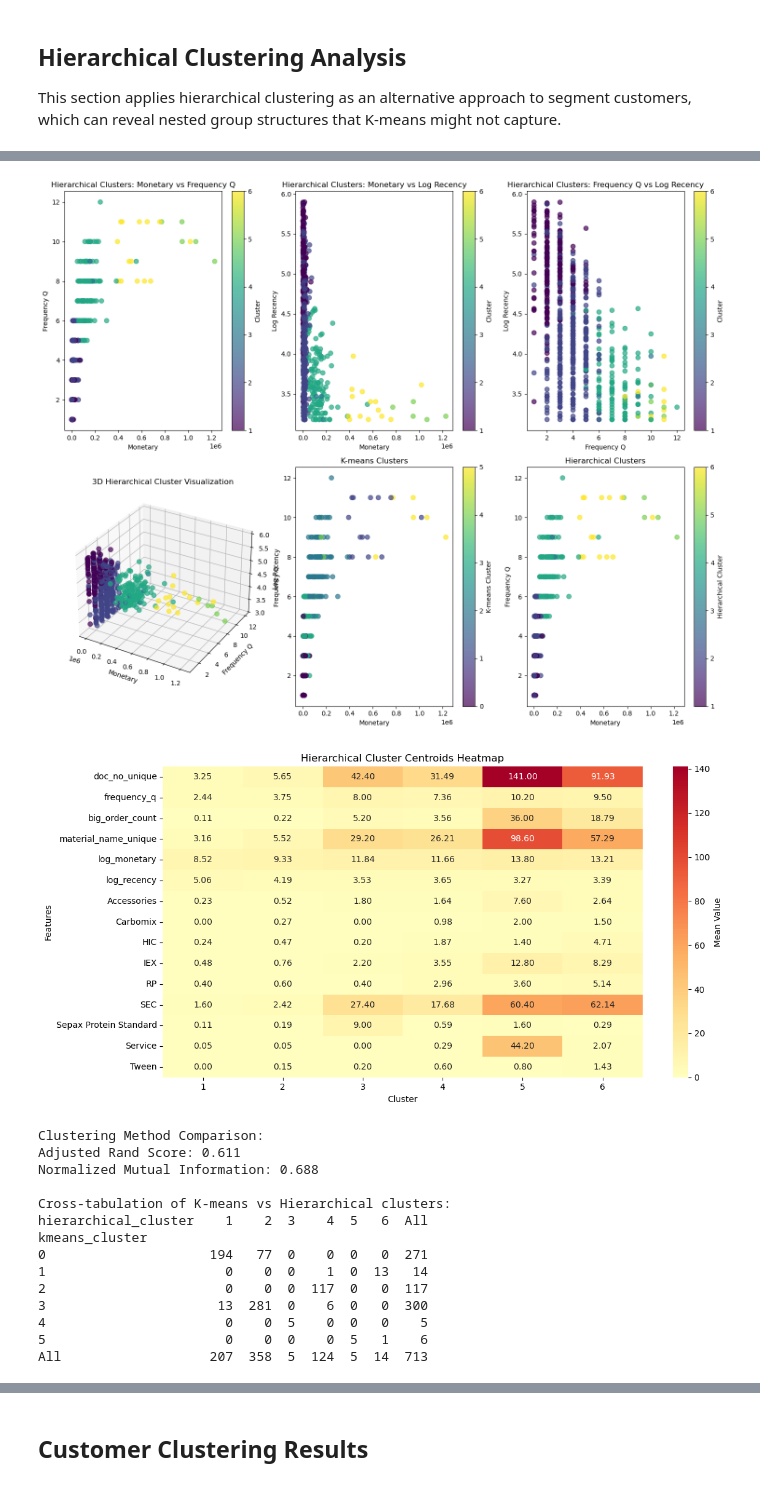
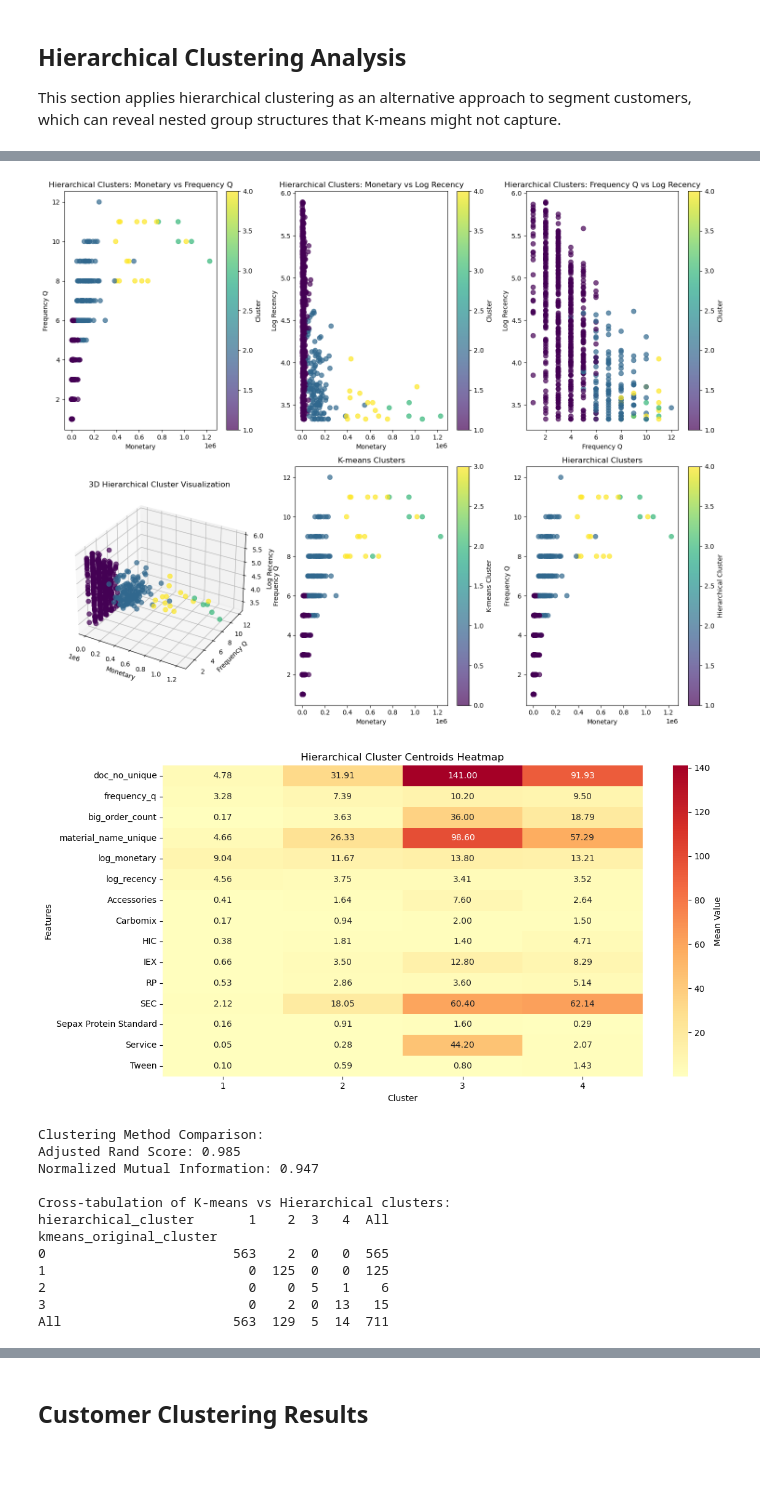
Before and after one commit to hanyuc97/simulated_customer_clustering, a Jupyter notebook: simulated_clustering.ipynb, the cells around one changed output, grey strips where cells are left out. Drawn from its saved outputs; the diff is of its cells as text; code cells hidden in the pictures.

```diff
--- a/simulated_clustering.ipynb
+++ b/simulated_clustering.ipynb
@@ -889,21 +1031,28 @@ plt.show()
 # Use Ward linkage for final clustering (generally works well)   This is reduntant step - so i deleted it
 linkage_matrix = linkage(X_pca, method='ward')
 
-
+# Create a larger dendrogram for better visualization
+#plt.figure(figsize=(15, 8))
+#dendrogram(linkage_matrix, truncate_mode='level', p=10, leaf_rotation=90)
+#plt.title('Hierarchical Clustering Dendrogram (Ward Linkage)')
+#plt.xlabel('Sample Index or (Cluster Size)')
+#plt.ylabel('Distance')
+#plt.show()
 
 # Determine optimal number of clusters by looking at the dendrogram
 # or using a distance threshold
-n_clusters_hierarchical = 6  # Based on dendrogram observation, adjust as needed
+n_clusters_hierarchical = 4  # Based on dendrogram observation, adjust as needed
 
 # Get cluster labels
 hierarchical_labels = fcluster(linkage_matrix, n_clusters_hierarchical, criterion='maxclust')
 
 # Add hierarchical cluster labels to the dataframe
-active_customers_hierarchical = active_customers.copy()
-active_customers_hierarchical['hierarchical_cluster'] = hierarchical_labels
+active_customers_clustered['hierarchical_cluster'] = hierarchical_labels
+#active_customers_hierarchical = active_customers.copy()
+#active_customers_hierarchical['hierarchical_cluster'] = hierarchical_labels
 
 # Compare with K-means clusters
-active_customers_hierarchical['kmeans_cluster'] = active_customers_clustered['kmeans_cluster']
+#active_customers_hierarchical['kmeans_cluster'] = active_customers_clustered['kmeans_cluster']
 
 print("Hierarchical Clustering Results:")
 print(f"Number of clusters: {n_clusters_hierarchical}")
@@ -911,7 +1060,7 @@ print("\nHierarchical cluster distribution:")
 print(pd.Series(hierarchical_labels).value_counts().sort_index())
 
 # Calculate cluster statistics for hierarchical clustering
-hierarchical_summary = active_customers_hierarchical.groupby('hierarchical_cluster')[clustering_features].agg(['mean', 'std', 'count'])
+hierarchical_summary = active_customers_clustered.groupby('hierarchical_cluster')[clustering_features].agg(['mean', 'std', 'count'])
 print("\nHierarchical Cluster Summary:")
 print(hierarchical_summary)
 
@@ -927,9 +1076,9 @@ subplot_configs = [
 
 for x_col, y_col, subplot_idx in subplot_configs:
     plt.subplot(2, 3, subplot_idx)
-    scatter = plt.scatter(active_customers_hierarchical[x_col],
-                         active_customers_hierarchical[y_col],
-                         c=active_customers_hierarchical['hierarchical_cluster'],
+    scatter = plt.scatter(active_customers_clustered[x_col],
+                         active_customers_clustered[y_col],
+                         c=active_customers_clustered['hierarchical_cluster'],
                          cmap='viridis',
                          alpha=0.7,
                          s=50)
@@ -940,10 +1089,10 @@ for x_col, y_col, subplot_idx in subplot_configs:
 
 # 3D visualization
 ax = fig.add_subplot(2, 3, 4, projection='3d')
-scatter = ax.scatter(active_customers_hierarchical['monetary'],
-                    active_customers_hierarchical['frequency_q'],
-                    active_customers_hierarchical['log_recency'],
-                    c=active_customers_hierarchical['hierarchical_cluster'],
+scatter = ax.scatter(active_customers_clustered['monetary'],
+                    active_customers_clustered['frequency_q'],
+                    active_customers_clustered['log_recency'],
+                    c=active_customers_clustered['hierarchical_cluster'],
                     cmap='viridis',
                     alpha=0.7,
                     s=50)
@@ -955,9 +1104,9 @@ ax.set_title(f'3D Hierarchical Cluster Visualization')
 
 # Comparison of clustering methods
 plt.subplot(2, 3, 5)
-scatter = plt.scatter(active_customers_hierarchical['monetary'],
-                     active_customers_hierarchical['frequency_q'],
-                     c=active_customers_hierarchical['kmeans_cluster'],
+scatter = plt.scatter(active_customers_clustered['monetary'],
+                     active_customers_clustered['frequency_q'],
+                     c=active_customers_clustered['kmeans_original_cluster'],
                      cmap='viridis',
                      alpha=0.7,
                      s=50)
@@ -967,9 +1116,9 @@ plt.title('K-means Clusters')
 plt.colorbar(scatter, label='K-means Cluster')
 
 plt.subplot(2, 3, 6)
-scatter = plt.scatter(active_customers_hierarchical['monetary'],
-                     active_customers_hierarchical['frequency_q'],
-                     c=active_customers_hierarchical['hierarchical_cluster'],
+scatter = plt.scatter(active_customers_clustered['monetary'],
+                     active_customers_clustered['frequency_q'],
+                     c=active_customers_clustered['hierarchical_cluster'],
                      cmap='viridis',
                      alpha=0.7,
                      s=50)
@@ -982,7 +1131,7 @@ plt.tight_layout()
 plt.show()
 
 # Heatmap of hierarchical cluster centroids
-hierarchical_centroids = active_customers_hierarchical.groupby('hierarchical_cluster')[clustering_features].mean()
+hierarchical_centroids = active_customers_clustered.groupby('hierarchical_cluster')[clustering_features].mean()
 
 plt.figure(figsize=(12, 6))
 sns.heatmap(hierarchical_centroids.T, annot=True, cmap='RdYlBu_r', center=0,
@@ -997,13 +1146,13 @@ plt.show()
 from sklearn.metrics import adjusted_rand_score, normalized_mutual_info_score
 
 print("\nClustering Method Comparison:")
-print(f"Adjusted Rand Score: {adjusted_rand_score(active_customers_hierarchical['kmeans_cluster'], active_customers_hierarchical['hierarchical_cluster']):.3f}")
-print(f"Normalized Mutual Information: {normalized_mutual_info_score(active_customers_hierarchical['kmeans_cluster'], active_customers_hierarchical['hierarchical_cluster']):.3f}")
+print(f"Adjusted Rand Score: {adjusted_rand_score(active_customers_clustered['kmeans_original_cluster'], active_customers_clustered['hierarchical_cluster']):.3f}")
+print(f"Normalized Mutual Information: {normalized_mutual_info_score(active_customers_clustered['kmeans_original_cluster'], active_customers_clustered['hierarchical_cluster']):.3f}")
 
 # Cross-tabulation of cluster assignments
 print("\nCross-tabulation of K-means vs Hierarchical clusters:")
-crosstab = pd.crosstab(active_customers_hierarchical['kmeans_cluster'],
-                       active_customers_hierarchical['hierarchical_cluster'],
+crosstab = pd.crosstab(active_customers_clustered['kmeans_original_cluster'],
+                       active_customers_clustered['hierarchical_cluster'],
                        margins=True)
 print(crosstab)
 # %% [output]
@@ -1028,17 +1177,15 @@ Name: count, dtype: int64
-[figure, old version]
+[figure, new version]
-[figure, old version]
+[figure, new version]
 Clustering Method Comparison:
-Adjusted Rand Score: 0.611
-Normalized Mutual Information: 0.688
+Adjusted Rand Score: 0.985
+Normalized Mutual Information: 0.947
 
 Cross-tabulation of K-means vs Hierarchical clusters:
-hierarchical_cluster    1    2  3    4  5   6  All
-kmeans_cluster
-0                     194   77  0    0  0   0  271
-1                       0    0  0    1  0  13   14
-2                       0    0  0  117  0   0  117
-3                      13  281  0    6  0   0  300
-4                       0    0  5    0  0   0    5
-5                       0    0  0    0  5   1    6
-All                   207  358  5  124  5  14  713
+hierarchical_cluster       1    2  3   4  All
+kmeans_original_cluster
+0                        563    2  0   0  565
+1                          0  125  0   0  125
+2                          0    0  5   1    6
+3                          0    2  0  13   15
+All                      563  129  5  14  711
 # %%
```
Also changed, not shown: parts of 21 cells of this notebook.
